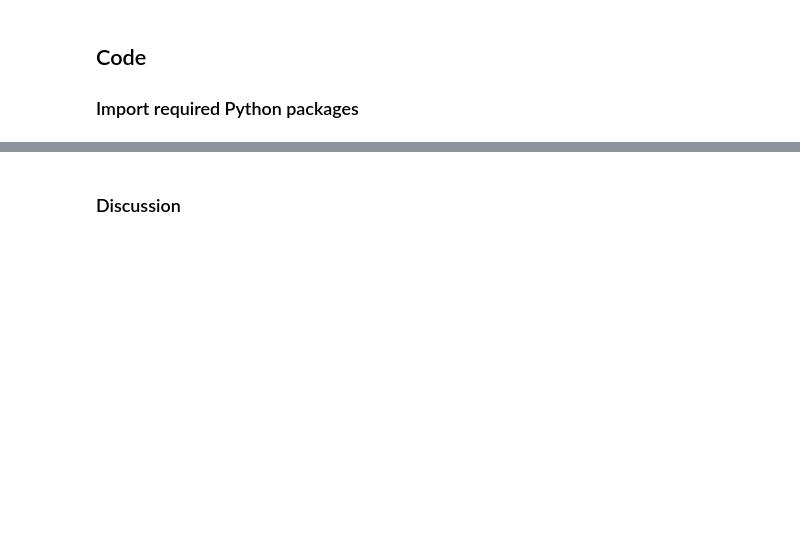
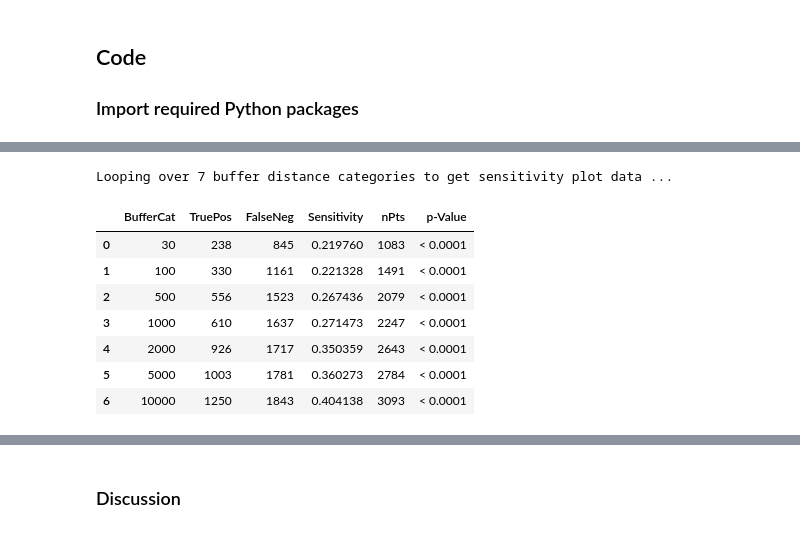
Before and after one commit to mjrubino/GAP-Habitat-Map-Assessment, a Jupyter notebook: Habitat-Map-Evaluation.ipynb, the cells around one changed output, grey strips where cells are left out. Saved outputs shown, nothing was run; the diff lists cells and outputs as text; code cells hidden in the pictures; blank space fills up the shorter version.

```diff
--- a/Habitat-Map-Evaluation.ipynb
+++ b/Habitat-Map-Evaluation.ipynb
@@ -406,0 +327,44 @@ for ax, t in zip(axs, taxa):
+# %%
+print('\nLooping over 7 buffer distance categories to get sensitivity plot data ...')
+# Loop over each buffer distance category to generate data for sensitivity plot
+for c in buffcats:
+    # Subset the dataframe by buffer distance category
+    df = dfHabStats[dfHabStats['BufferDist'] <= c]
+    # Calculate buffer category sensitivity stats
+    n = len(df)
+    if n > 0:
+        # Count 'habitat presence' as anything not 0 in hab cell count
+        fn = df.loc[df['nCellsHab'] == 0, 'nCellsHab'].count()
+        tp = n - fn
+        # Count 'habitat presence' using a threshold (prop hab in range)
+        #tp = df.loc[df['PropHab'] >= prophab, 'nCellsHab'].count()
+        #fn = n - tp
+        sens = tp / n
+    else:
+        tp = 0
+        fn = 0
+        sens = 0
+    # Calculate an exact one-sided binomial test for each buffer distance
+    p = stats.binom_test(tp, n=n, p=prophab, alternative='greater')
+    if p < 0.0001:
+        pv = "< 0.0001"
+    else:
+        pv = str(round(p,4))
+    # Add to the stats list
+    statlst.append([c,tp,fn,sens,n,pv])
+
+# Make the final dataframe of the sensitivity stats
+dfSens = pd.DataFrame(statlst, columns=plotcols)
+# %% [output]
+Looping over 7 buffer distance categories to get sensitivity plot data ...
+# %%
+dfSens.head(10)
+# %% [output]
+|  | BufferCat | TruePos | FalseNeg | Sensitivity | nPts | p-Value |
+| 0 | 30 | 238 | 845 | 0.219760 | 1083 | < 0.0001 |
+| 1 | 100 | 330 | 1161 | 0.221328 | 1491 | < 0.0001 |
+| 2 | 500 | 556 | 1523 | 0.267436 | 2079 | < 0.0001 |
+| 3 | 1000 | 610 | 1637 | 0.271473 | 2247 | < 0.0001 |
+| 4 | 2000 | 926 | 1717 | 0.350359 | 2643 | < 0.0001 |
+| 5 | 5000 | 1003 | 1781 | 0.360273 | 2784 | < 0.0001 |
+| 6 | 10000 | 1250 | 1843 | 0.404138 | 3093 | < 0.0001 |
```
Also changed, not shown: parts of 44 cells of this notebook, 1 other file.
